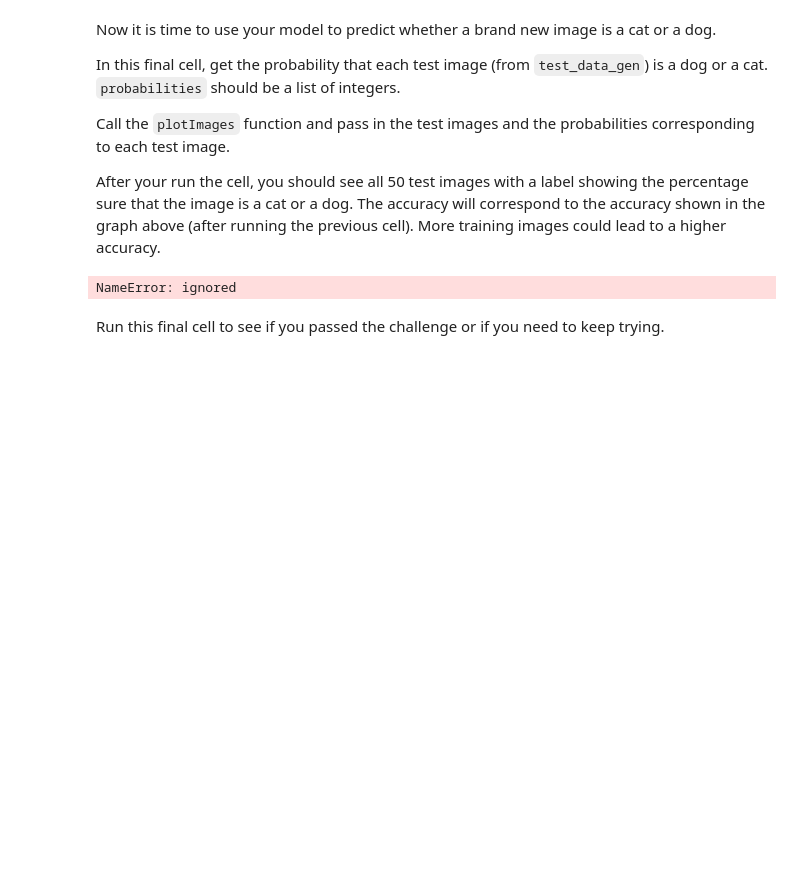
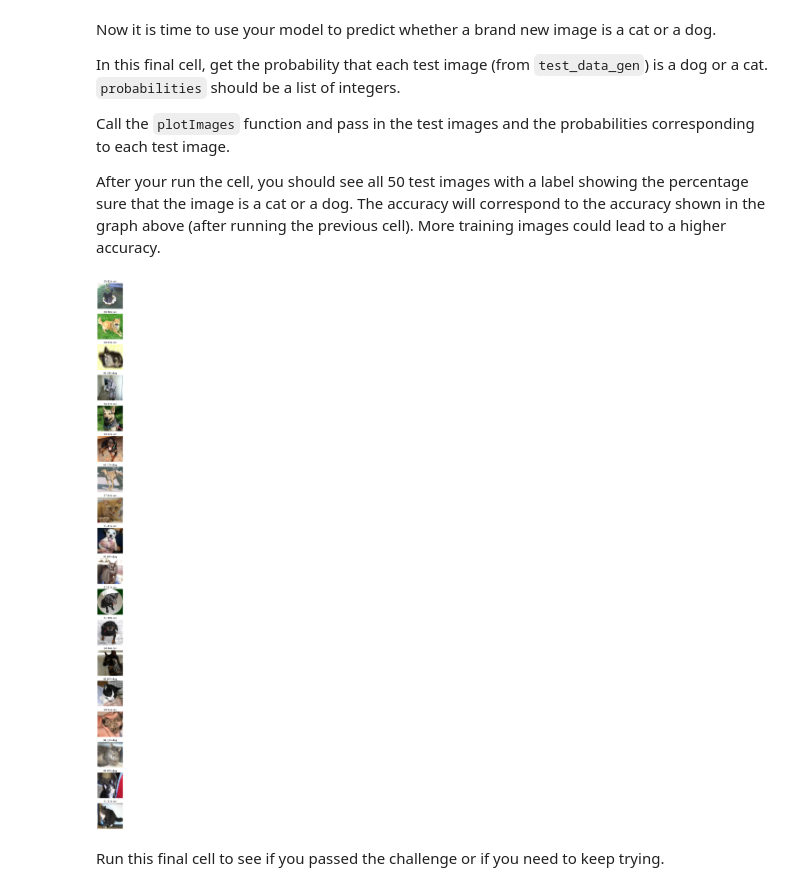
Before and after one commit to ACfma/4Work, a Jupyter notebook: fcc_cat_dog.ipynb, the cells around one changed output. Saved outputs shown, nothing was run; the diff lists cells and outputs as text; code cells hidden in the pictures; blank space fills up the shorter version.

```diff
--- a/fcc_cat_dog.ipynb
+++ b/fcc_cat_dog.ipynb
@@ -118,7 +122,7 @@ val_data_gen = train_image_generator.flow_from_directory(
 test_data_gen = train_image_generator.flow_from_directory(
         'cats_and_dogs', classes = ['test'],
         target_size=(IMG_HEIGHT, IMG_WIDTH),
-        shuffle='False')
+        shuffle=False)
 # %% [output]
 Found 2000 images belonging to 2 classes.
 Found 1000 images belonging to 2 classes.
@@ -272,12 +277,12 @@ Call the `plotImages` function and pass in the test images and the probabilities
 
 After your run the cell, you should see all 50 test images with a label showing the percentage sure that the image is a cat or a dog. The accuracy will correspond to the accuracy shown in the graph above (after running the previous cell). More training images could lead to a higher accuracy.
 # %%
-probabilities = list(model.predict(test_data_gen)[:,0])
+probabilities = model.predict(test_data_gen)[:,0]
 x,_=test_data_gen.next()
 
 plotImages(x,probabilities)
 # %% [output]
-NameError: ignored
+[figure, added]
 # %% [markdown]
 Run this final cell to see if you passed the challenge or if you need to keep trying.
 # %%
```
Also changed, not shown: parts of 8 cells of this notebook.
